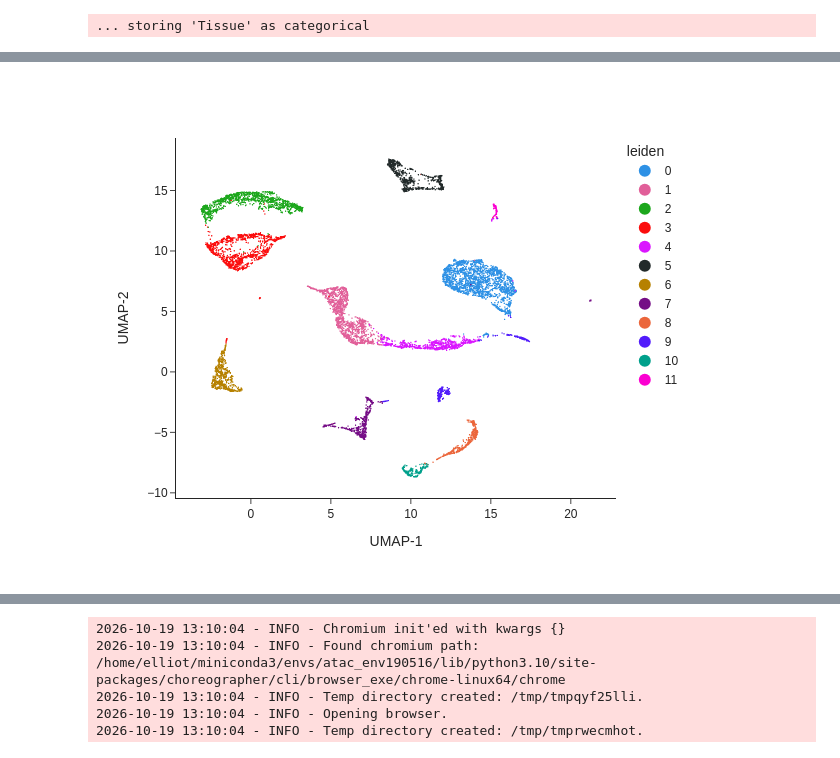
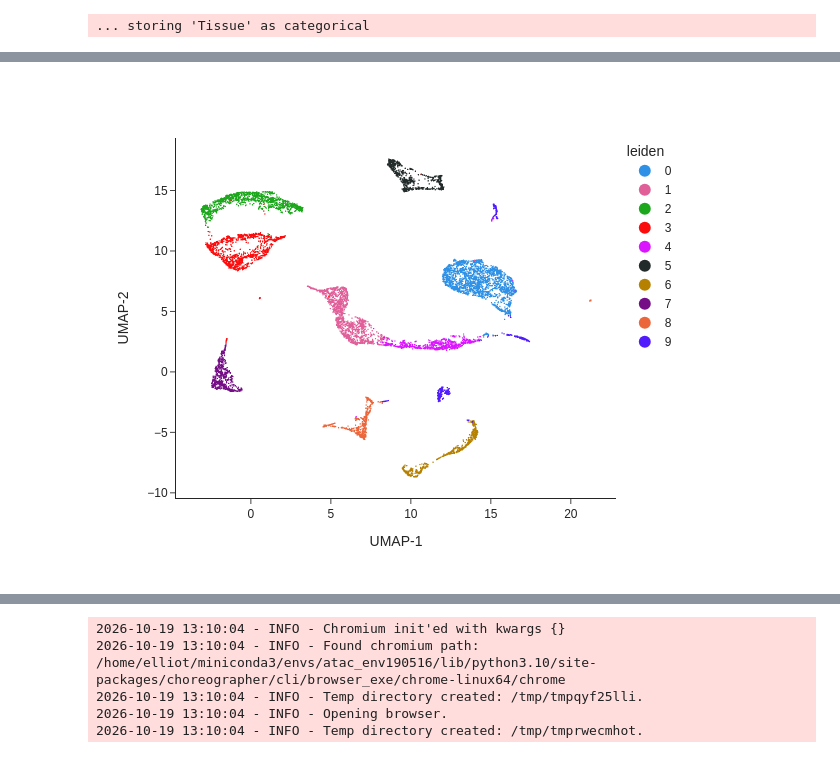
Before and after one commit to elliotwilliams150-sys/mtDNA_analysis, a Jupyter notebook: P002_mtscATAC-seq/scripts/BM_surgical_mtscATAC.ipynb, the cells around one changed output, grey strips where cells are left out. Cells and saved outputs as stored; diff of their text form; code cells hidden in the pictures.

```diff
--- a/P002_mtscATAC-seq/scripts/BM_surgical_mtscATAC.ipynb
+++ b/P002_mtscATAC-seq/scripts/BM_surgical_mtscATAC.ipynb
@@ -39,3 +39,23 @@ data = ad.concat(
 data.write("bm_brain_epilepsy.h5ad")
 # %% [output]
 ... storing 'Tissue' as categorical
+# %%
+import copy
+from anndata.tests.helpers import assert_equal
+
+assert "reference_sequences" in bm.uns, "BM reference metadata is missing."
+assert "reference_sequences" in brain.uns, "Brain reference metadata is missing."
+
+# Verify both imports used the same reference sequences and ordering.
+assert_equal(
+    bm.uns["reference_sequences"],
+    brain.uns["reference_sequences"],
+)
+
+# Restore only the missing metadata; do not replace existing metadata.
+if "reference_sequences" not in data.uns:
+    data.uns["reference_sequences"] = copy.deepcopy(
+        bm.uns["reference_sequences"]
+    )
+
+snap.pl.frag_size_distr(data, interactive=False)
@@ -161,7 +205,7 @@ AnnData object with n_obs × n_vars = 10376 × 6062095
 snap.tl.spectral(data)
 snap.tl.umap(data)
 snap.pp.knn(data)
-snap.tl.leiden(data, resolution=0.5)
+snap.tl.leiden(data, resolution=0.3)
 
 snap.pl.umap(data, color='leiden', interactive=False, height=500)
 # %% [output]
@@ -185 +229 @@ snap.pl.umap(data, color='leiden', interactive=False, height=500)
-[figure, old version]
+[figure, new version]
```
Also changed, not shown: parts of 20 cells of this notebook.
